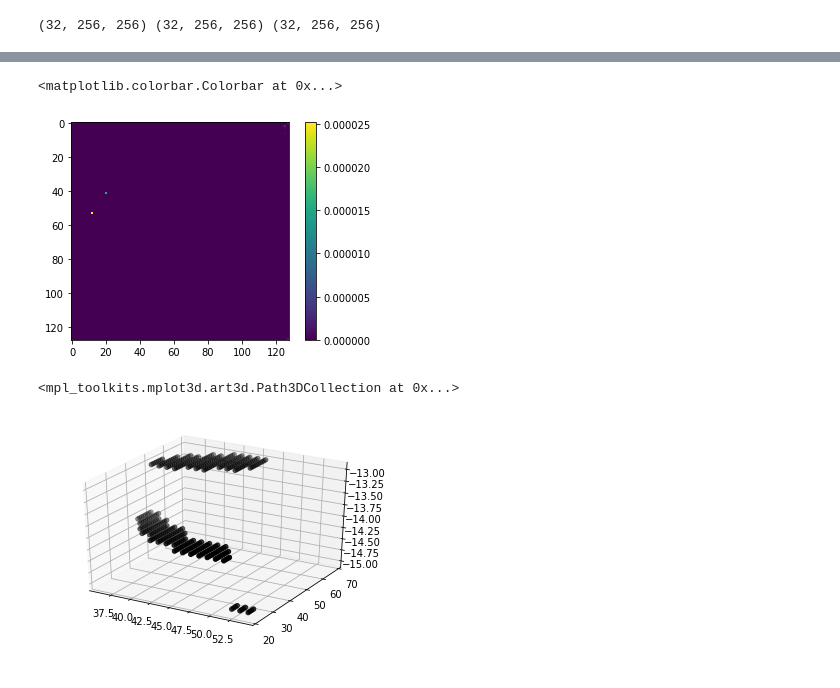
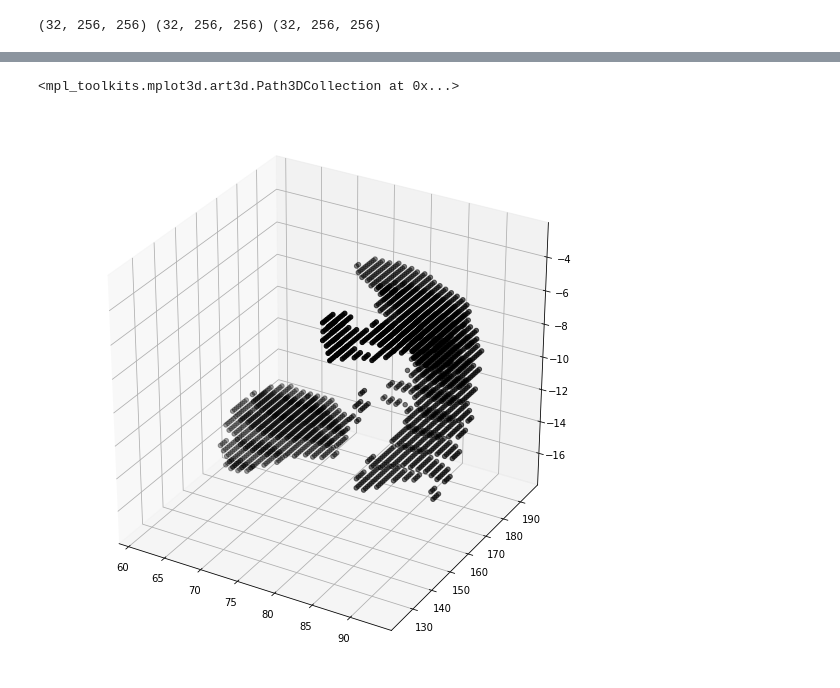
Before and after one commit to cweo/3DElegansTracking, a Jupyter notebook: 3D_U-Net.ipynb, the cells around one changed output, grey strips where cells are left out. Drawn from its saved outputs; the diff is of its cells as text; code cells hidden in the pictures.

```diff
--- a/3D_U-Net.ipynb
+++ b/3D_U-Net.ipynb
@@ -117,7 +117,7 @@ def train(video, mask):
     print('Fitting model...')
     print('-'*30)
 
-    history = model.fit(video[:-2], mask[:-2], batch_size=1, epochs=15, verbose=1, shuffle=True, validation_split=0.20, callbacks=[model_checkpoint, csv_logger])
+    history = model.fit(video[:-2], mask[:-2], batch_size=2, epochs=15, verbose=1, shuffle=True, validation_split=0.20, callbacks=[model_checkpoint, csv_logger])
 
     print(history.history.keys())
 
@@ -130,6 +130,7 @@ def train(video, mask):
     plt.legend(loc="upper left")
     plt.show()
 
+
     print('-'*30)
     print('Training finished')
     print('-'*30)
@@ -144,10 +173,10 @@ def train(video, mask):
 # %%
 # preprocessing: glue two video together, get a validation set, reshape them into the right input shapes...
-input1 = np.swapaxes(np.load('input_1.npz')['arr_0'], 1, 3).shape
-input2 = np.swapaxes(np.load('input_2.npz')['arr_0'], 1, 3).shape
+input1 = np.swapaxes(np.load('input_1.npz')['arr_0'], 1, 3)
+input2 = np.swapaxes(np.load('input_2.npz')['arr_0'], 1, 3)
 
-mask1 = np.swapaxes(np.load('.npz')['arr_0'], 1, 3).shape
-mask2 = np.swapaxes(np.load('.npz')['arr_0'], 1, 3).shape
+mask1 = np.swapaxes(np.load('terminal_mask_1.npz')['arr_0'], 1, 3)
+mask2 = np.swapaxes(np.load('terminal_mask_2.npz')['arr_0'], 1, 3)
 
 input1 = deform(input1, img_depth/input1.shape[1], axis=1)
 input1 = deform(input1, img_rows/input1.shape[2], axis=2)
@@ -174,7 +203,7 @@ mask = np.expand_dims(mask, axis=4)
 video = video.astype('float32')
 mask = mask.astype('float32')
 # %%
-train()
+train(video, mask)
 # %% [output]
 ------------------------------
 Loading and preprocessing train data...
@@ -227,23 +264,15 @@ AttributeError: module 'matplotlib.pyplot' has no attribute 'tittle'
-# %%
-plt.figure(figsize=(15,15))
-plt.tittle('Ground Truth')
-plt.imshow(prediction[15,:,:])
-plt.colorbar()
-# %% [output]
-<matplotlib.colorbar.Colorbar at 0x...>
-[figure, removed]
 # %%
 from mpl_toolkits import mplot3d
 %matplotlib inline
 import numpy as np
 import matplotlib.pyplot as plt
 
-z,x,y = b.nonzero()
+z,x,y = truth.nonzero()
 
-fig = plt.figure()
+fig = plt.figure(figsize=(10,10))
 ax = fig.add_subplot(111, projection='3d')
 ax.scatter(x, y, -z, zdir='z', c= 'black')
 # %% [output]
 <mpl_toolkits.mplot3d.art3d.Path3DCollection at 0x...>
-[figure, old version]
+[figure, new version]
 # %%
```
Also changed, not shown: parts of 15 cells of this notebook.
